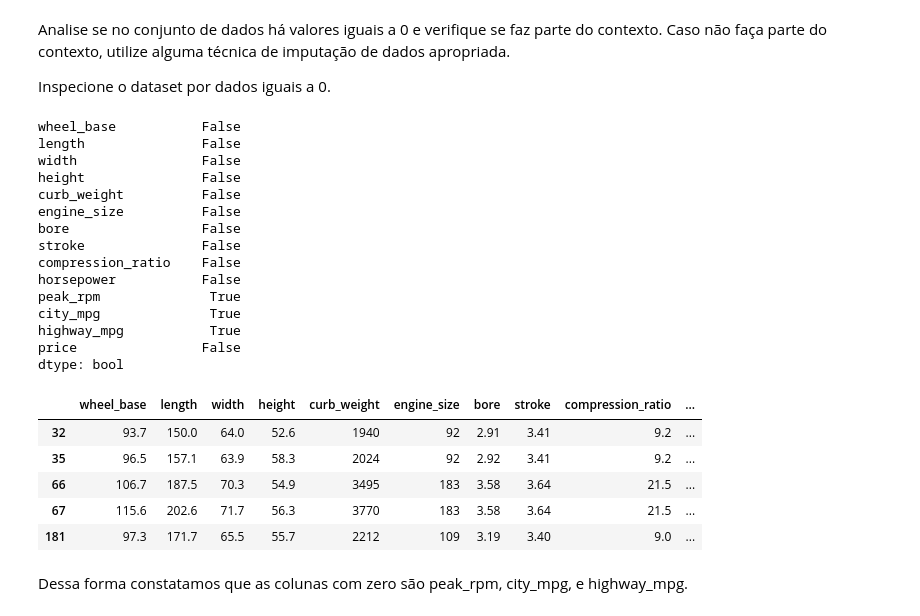
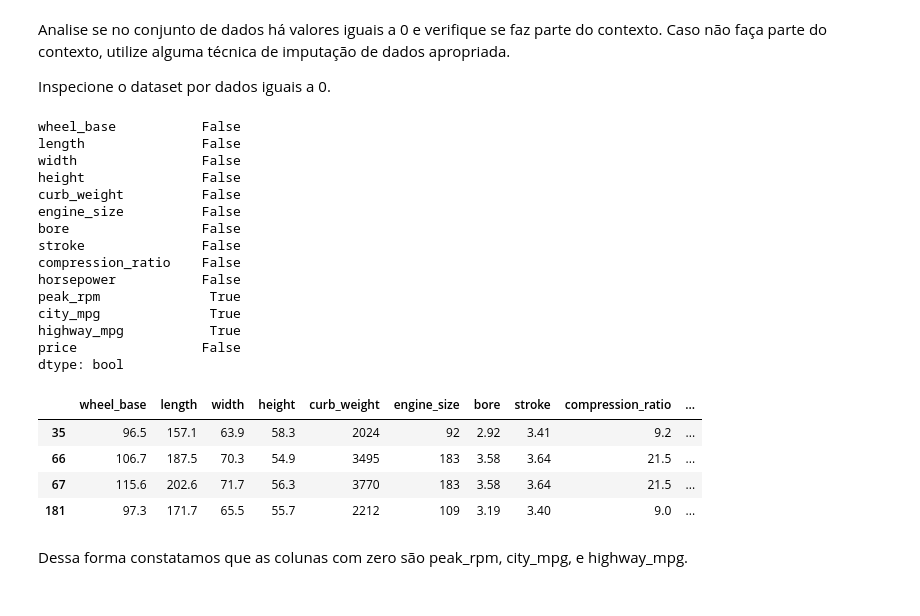
Before and after one commit to Alexeijn/fiap-ml-prog-ia-python-capstone, a Jupyter notebook: projeto-final/automobile-price-prediction.ipynb, the cells around one changed output. Cells and saved outputs as stored; diff of their text form; code cells hidden in the pictures.

```diff
--- a/projeto-final/automobile-price-prediction.ipynb
+++ b/projeto-final/automobile-price-prediction.ipynb
@@ -220,5 +245,6 @@ __Resposta__: Não há valores null (NaN) no dataset; não encontrei outro valor
 # %%
 #IMPLEMENTAÇÃO
+limpeza_nan = numericos.dropna()
 # %% [markdown]
 ### Análise de valores com valores iguais a 0
 # %% [markdown]
@@ -227,26 +253,27 @@ Analise se no conjunto de dados há valores iguais a 0 e verifique se faz parte
 Inspecione o dataset por dados iguais a 0.
 # %%
 #IMPLEMENTAÇÃO
-print((numericos==0).any())
-numericos[(numericos==0).any(axis= 1)]
+#print((numericos==0).any())
+#numericos[(numericos==0).any(axis= 1)]
+print((limpeza_nan==0).any())
+limpeza_nan[(limpeza_nan==0).any(axis= 1)]
 # %% [output]
 wheel_base           False
 length               False
 width                False
 height               False
 curb_weight          False
 engine_size          False
 bore                 False
 stroke               False
 compression_ratio    False
 horsepower           False
 peak_rpm              True
 city_mpg              True
 highway_mpg           True
 price                False
 dtype: bool
 |  | wheel_base | length | width | height | curb_weight | engine_size | bore | stroke | compression_ratio | ... |
-| 32 | 93.7 | 150.0 | 64.0 | 52.6 | 1940 | 92 | 2.91 | 3.41 | 9.2 | ... |
 | 35 | 96.5 | 157.1 | 63.9 | 58.3 | 2024 | 92 | 2.92 | 3.41 | 9.2 | ... |
 | 66 | 106.7 | 187.5 | 70.3 | 54.9 | 3495 | 183 | 3.58 | 3.64 | 21.5 | ... |
 | 67 | 115.6 | 202.6 | 71.7 | 56.3 | 3770 | 183 | 3.58 | 3.64 | 21.5 | ... |
```
Also changed, not shown: parts of 22 cells of this notebook.
